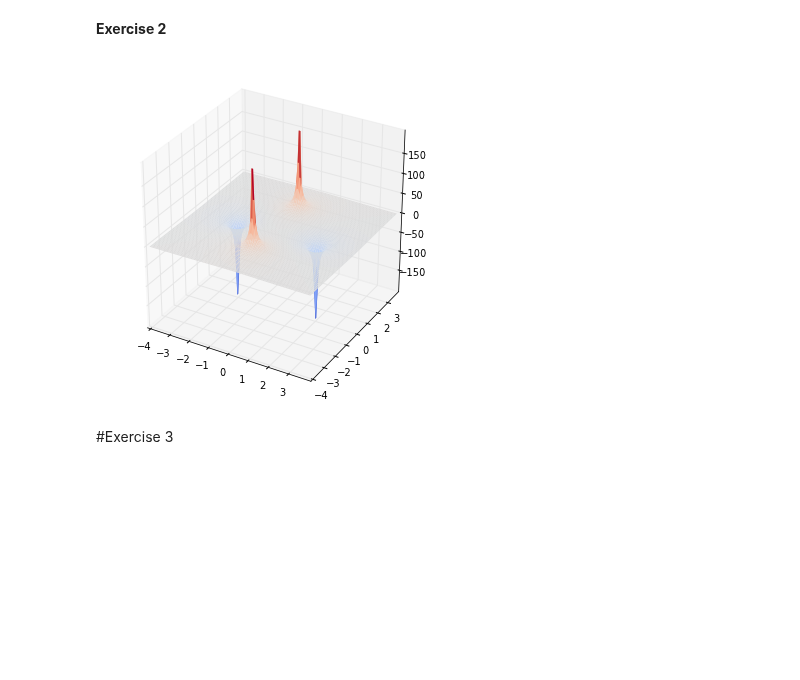
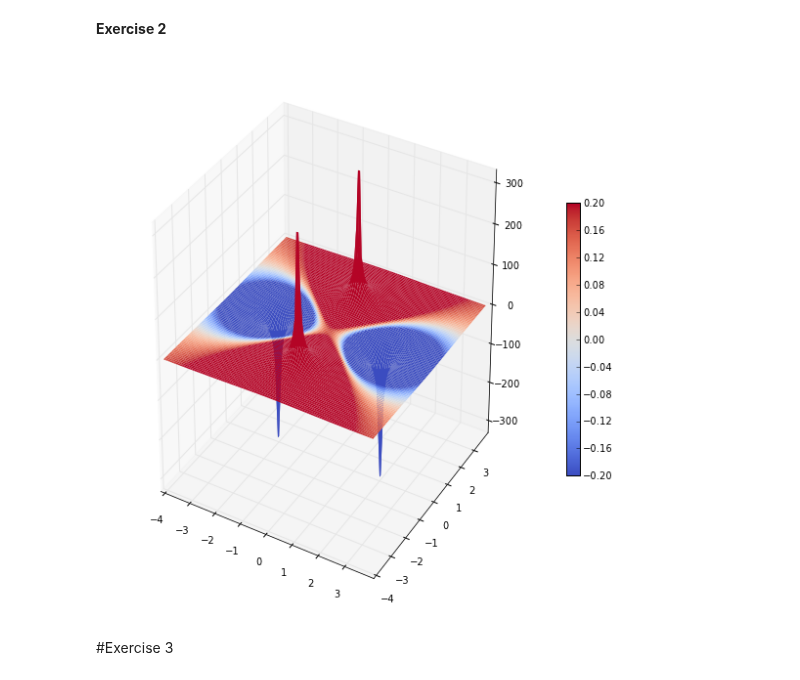
Before and after one commit to kbouch/PHYS202-S13, a Jupyter notebook: Week4/TuesdayNotes.ipynb, the cells around one changed output. Drawn from its saved outputs; the diff is of its cells as text; code cells hidden in the pictures; blank space fills up the shorter version.

```diff
--- a/Week4/TuesdayNotes.ipynb
+++ b/Week4/TuesdayNotes.ipynb
@@ -130,39 +128,41 @@ show()
 # %% [markdown]
 __Exercise 2__
 # %%
-dx=8/101.
-dy=8/101.
+dx=8/101. # split 8 meters (centered at 0) into 101 bins     # units: meters
+dy=8/101. # also on the interval -4 <= y <= 4, also 101 bins # units: meters
 
 x,y = np.meshgrid(np.arange(-4.,4.,dx),np.arange(-4.,4.,dy))
 
 xo = 2
 yo = 2
 
-qx = -1.e-9
-qy = 1.e-9
+qx = -1.602e-9  # units: Coulumbs (C)
+qy = +1.602e-9  # units: Coulumbs
 
-k = 8.99e9
+k = 8.99e9      # units: Nm^2/C^2
 
+# evaluate the superposition of potential of the four point charges. qx at +/- xo, qy at +/- yo
 Vquad = (k*qx)/((x-xo)**2. + (y)**2.)**0.5 + (k*qx)/((x+xo)**2. + (y)**2.)**0.5 + (k*qy)/(x**2. + (y+yo)**2.)**0.5\
 + (k*qy)/(x**2. + (y-yo)**2.)**0.5
 
 
 
 
 from mpl_toolkits.mplot3d import Axes3D
-fig2 = figure(figsize=(6.0,6.0))
+fig2 = figure(figsize=(10.0,10.0))
 ax2 = fig2.gca(projection='3d')
-p = ax2.plot_surface(x,y,Vquad,rstride=1,cstride=1,linewidth=0,cmap=cm.coolwarm)
 
-Axes3D.plot_surface
+p2 = ax2.plot_surface(x,y,Vquad,rstride=1,cstride=1,linewidth=0,cmap=cm.coolwarm,vmin=-k*qy/5.0,vmax=k*qy/50.0)
+# vmin and vmax set the z axis boundaries
 
-cb = fig1.colorbar(p,shrink=0.5)
+
+cb = fig2.colorbar(p,shrink=0.5)
 #cset = ax2.contour(x,y,Vquad,zdir='z',offset=-40, cmap=cm.coolwarm)
 #cset = ax2.contour(x,y,Vquad,zdir='x',offset=-2, cmap=cm.coolwarm)
 #cset = ax2.contour(x,y,Vquad,zdir='y',offset=-2, cmap=cm.coolwarm)
 
 show()
 # %% [output]
-[figure, old version]
+[figure, new version]
 # %% [markdown]
 #Exercise 3
```
Also changed, not shown: parts of 8 cells of this notebook.
